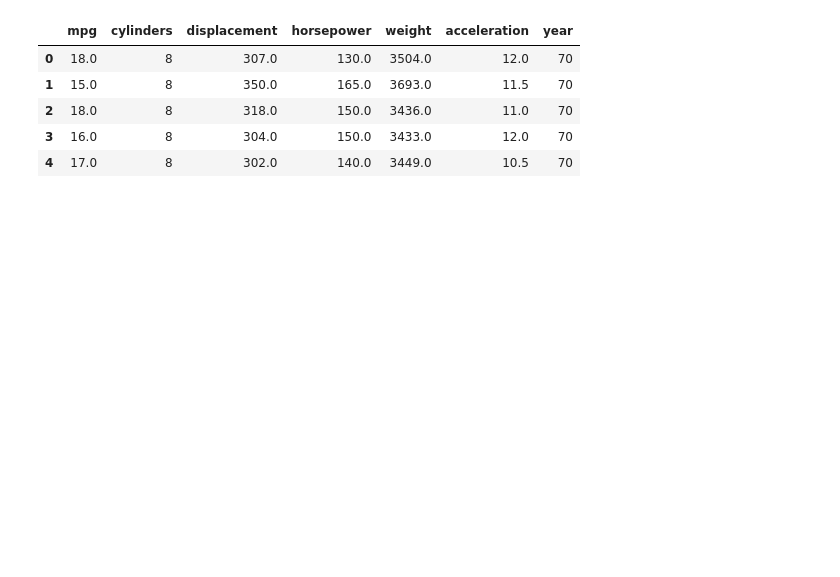
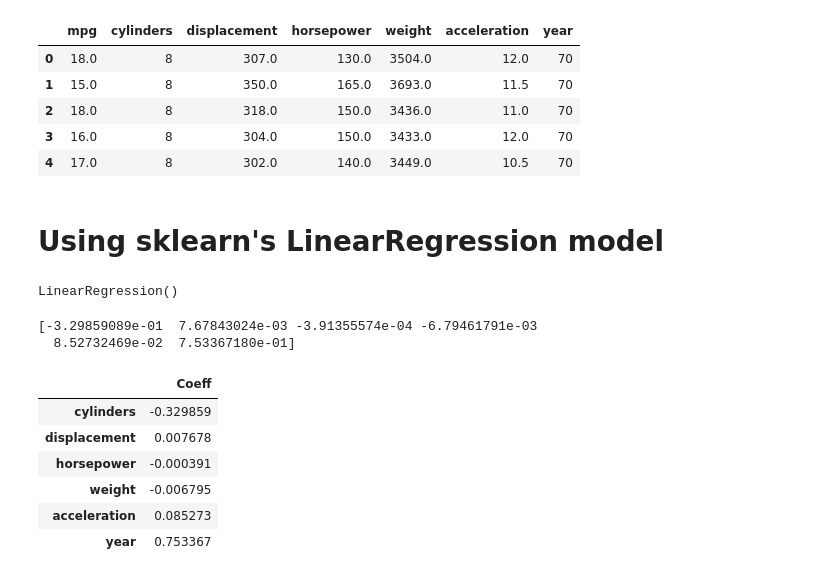
Before and after one commit to VictoryJin/uci_autompg, a Jupyter notebook: 3. Linear Model.ipynb, the cells around one changed output. Cells and saved outputs as stored; diff of their text form; code cells hidden in the pictures; blank space fills up the shorter version.

```diff
--- a/3. Linear Model.ipynb
+++ b/3. Linear Model.ipynb
@@ -20,0 +32,22 @@ dat.head()
+# %% [markdown]
+# Using sklearn's LinearRegression model
+# %%
+model = LinearRegression()
+model.fit(X, y)
+# %% [output]
+LinearRegression()
+# %%
+print(model.coef_)
+# %% [output]
+[-3.29859089e-01  7.67843024e-03 -3.91355574e-04 -6.79461791e-03
+  8.52732469e-02  7.53367180e-01]
+# %%
+pd.DataFrame(model.coef_, X.columns, columns = ['Coeff'])
+# %% [output]
+|  | Coeff |
+| cylinders | -0.329859 |
+| displacement | 0.007678 |
+| horsepower | -0.000391 |
+| weight | -0.006795 |
+| acceleration | 0.085273 |
+| year | 0.753367 |
```
Also changed, not shown: parts of 7 cells of this notebook.
